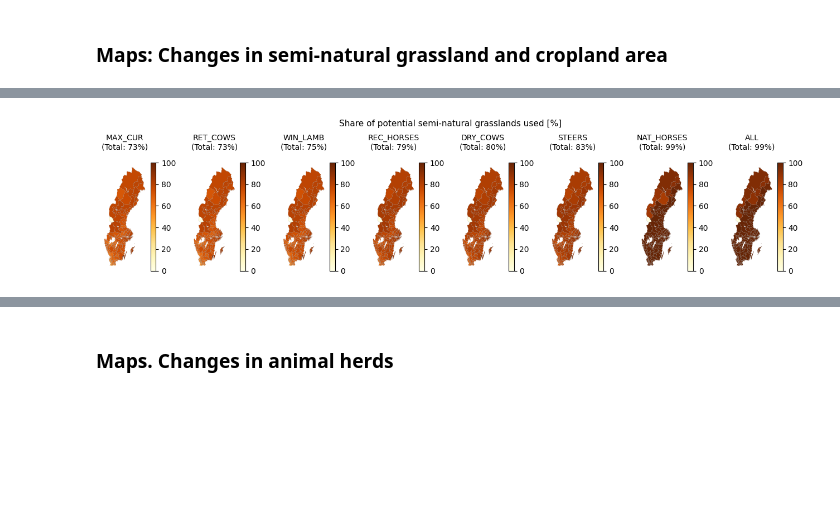
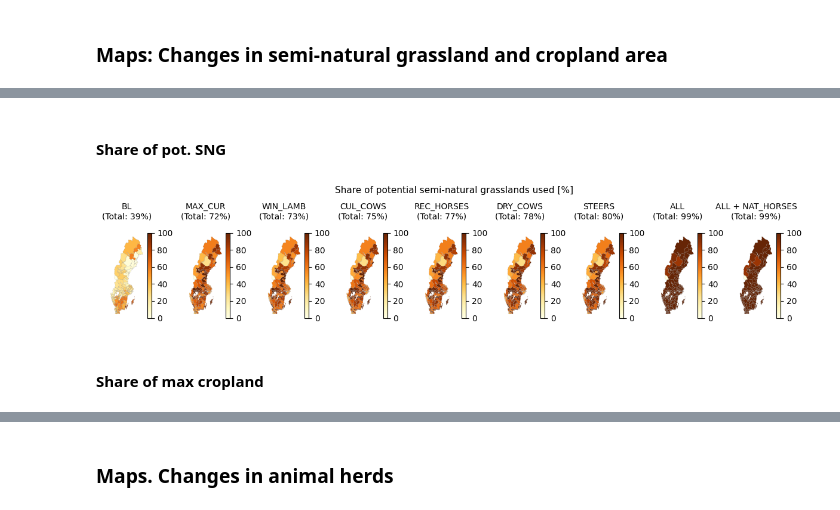
Before and after one commit to karlssonjo/seminatgrass, a Jupyter notebook: CIBUSmod_run.ipynb, the cells around one changed output, grey strips where cells are left out. Drawn from its saved outputs; the diff is of its cells as text; code cells hidden in the pictures; blank space fills up the shorter version.

```diff
--- a/CIBUSmod_run.ipynb
+++ b/CIBUSmod_run.ipynb
@@ -26,10 +26,8 @@ session = cm.Session(
     data_path_scenarios = 'scenarios',
     data_path_output = 'output',
 )
-# cm.ParameterRetriever.data_path_scenarios = os.path.join('scenarios')
 
 # Define scenarios
-
 session.add_scenario(
     name = 'BL',
     scenario_workbooks = None,
@@ -52,8 +50,8 @@ session.add_scenario(
     years = [70, 100, 110]
 )
 session.add_scenario(
-    name = 'RET_COWS',
-    scenario_workbooks = ['sng_area', 'RET_COWS'],
+    name = 'CUL_COWS',
+    scenario_workbooks = ['sng_area', 'CUL_COWS'],
     modules = 'all',
     pars = 'all',
     years = [70, 100, 110]
@@ -88,7 +86,15 @@ session.add_scenario(
 )
 session.add_scenario(
     name = 'ALL',
-    scenario_workbooks = ['sng_area', 'STEERS', 'RET_COWS', 'DRY_COWS',
+    scenario_workbooks = ['sng_area', 'STEERS', 'CULandDRY_COWS',
+                          'WIN_LAMB', 'REC_HORSES'],
+    modules = 'all',
+    pars = 'all',
+    years = [70, 100, 110]
+)
+session.add_scenario(
+    name = 'ALL + NAT_HORSES',
+    scenario_workbooks = ['sng_area', 'STEERS', 'CULandDRY_COWS',
                           'WIN_LAMB', 'REC_HORSES', 'NAT_HORSES'],
     modules = 'all',
     pars = 'all',
@@ -668,7 +727,7 @@ scn_sorted = plot_data.sum(axis=1).sort_values().index
 n_scn = len(plot_data)
 lims = plot_data.T.abs().groupby('land_use').max().max(axis=1)
 
-fig = plt.figure(layout='constrained', figsize=(1.5*n_scn, 4.5))
+fig = plt.figure(layout='constrained', figsize=(1.4*n_scn, 4.5))
 subfigs = fig.subfigures(2, 1, wspace=0.07)
 
 # Semi-natural grasslands
@@ -877,29 +936,31 @@ for crp in crps:
+# %% [markdown]
+#### Share of pot. SNG
 # %%
 sng_use = session.get_attr('c','area',{'crop':'land_use', 'region':None}).loc[scn_final,'semi-natural grasslands']
-sng_pot = session.get_attr('r','max_land_use',['land_use','region']).loc[scn_final,'semi-natural grasslands']
-tot_share = (sng_use.sum(axis=1) / sng_pot.sum(axis=1)).droplevel('year')*100
+sng_pot = session.get_attr('r','max_land_use',['land_use','region']).loc[('MAX_CUR','100'),'semi-natural grasslands']
+tot_share = (sng_use.sum(axis=1) / sng_pot.sum()).droplevel('year')*100
 
 plot_data = (
-    (sng_use / sng_pot)
-    .drop('BL', level='scn')
+    sng_use.div(sng_pot, axis=1)
     .droplevel('year')
 ) * 100
-scn_sorted = plot_data.sum(axis=1).sort_values().index
 
-fig, axs = plt.subplots(1,len(plot_data), figsize=(13,3))
-for n, scn in enumerate(scn_sorted):
+fig, axs = plt.subplots(1,len(sort), figsize=(12,2.5))
+for n, scn in enumerate(sort):
     ax = axs[n]
     cm.plot.map_from_series(
         plot_data.loc[scn],
         ax = ax,
         vmin=0,
         vmax=100,
         **map_style
     )
     ax.set_title(f'{scn}\n(Total: {tot_share.loc[scn]:.0f}%)', size=10)
     ax.axis('off')
 fig.suptitle('Share of potential semi-natural grasslands used [%]', size=11)
 plt.tight_layout()
 plt.show()
 # %% [output]
-[figure, old version]
+[figure, new version]
+# %% [markdown]
+#### Share of max cropland
```
Also changed, not shown: parts of 29 cells of this notebook, 2 other files.
